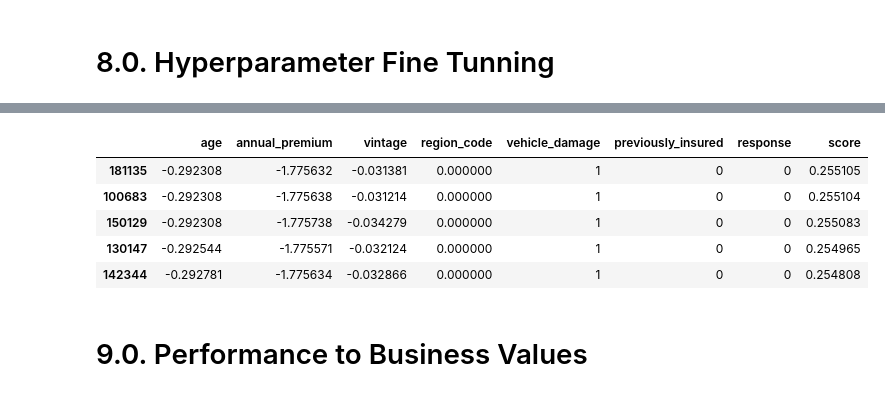
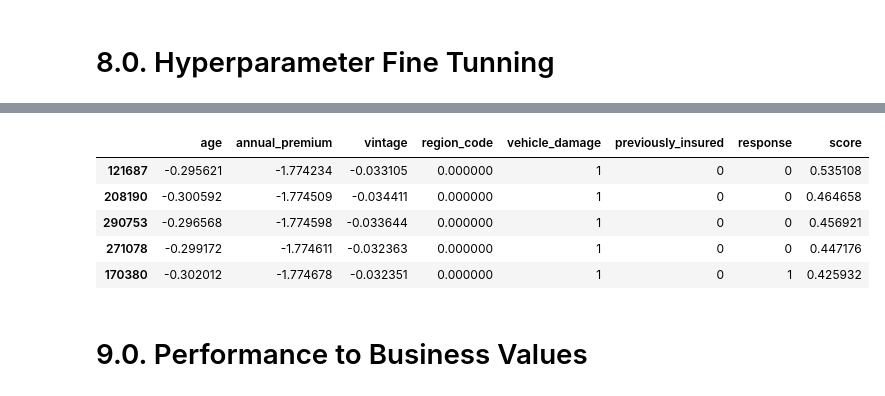
Before and after one commit to pgdemiranda/health_insurance-cs, a Jupyter notebook: notebooks/1.0.pgdm.health_insurance_cs.ipynb, the cells around one changed output, grey strips where cells are left out. Saved outputs shown, nothing was run; the diff lists cells and outputs as text; code cells hidden in the pictures.

```diff
--- a/notebooks/1.0.pgdm.health_insurance_cs.ipynb
+++ b/notebooks/1.0.pgdm.health_insurance_cs.ipynb
@@ -894,5 +896,5 @@ models_cv
 # f1 = m.f1_score(y_val, y_val_pred, average = 'macro')
 # print("F1-score on validation set:", f1)
 # %%
-# param_tuned = {'solver': 'newton-cg', 'penalty': 'none', 'max_iter': 100, 'fit_intercept': True, 'C': 1}
+param_tuned = {'solver': 'newton-cg', 'penalty': 'none', 'max_iter': 100, 'fit_intercept': True, 'C': 1}
 # %%
@@ -914,16 +918,16 @@ models_cv
 # %%
-# yhat_lr_t = lr_tuned.predict_proba(X_test)
-#
-# # propensity score
-# df7['score'] = yhat_lr_t[:, 1].tolist()
-#
-# # sort clients by propensity score
-# df7 = df7.sort_values('score', ascending = False)
-#
-# # compute precision at k
-# lr_tuned_precision_at_50 = precision_at_k(df7, k = 50)
-# print('Precision at K: {}'.format(lr_tuned_precision_at_50))
-#
-# # compute recall at k
-# lr_tuned_recall_at_50 = recall_at_k(df7, k = 50)
-# print('Recall at K: {}'.format(lr_tuned_recall_at_50))
+yhat_lr_t = lr_tuned.predict_proba(X_test)
+
+# propensity score
+df7['score'] = yhat_lr_t[:, 1].tolist()
+
+# sort clients by propensity score
+df7 = df7.sort_values('score', ascending = False)
+
+# compute precision at k
+lr_tuned_precision_at_50 = precision_at_k(df7, k = 50)
+print('Precision at K: {}'.format(lr_tuned_precision_at_50))
+
+# compute recall at k
+lr_tuned_recall_at_50 = recall_at_k(df7, k = 50)
+print('Recall at K: {}'.format(lr_tuned_recall_at_50))
@@ -940,20 +955,19 @@ models_cv
 # %%
 df8 = X_test.copy()
 df8['response'] = y_test.copy()
 
-# Non-tuned lr model is better for this problem
-df8['score'] = yhat_lr[:, 1].tolist()
+df8['score'] = yhat_lr_t[:, 1].tolist()
 
 df8 = df8.sort_values('score', ascending = False)
 
 df8.head()
 # %% [output]
 |  | age | annual_premium | vintage | region_code | vehicle_damage | previously_insured | response | score |
-| 181135 | -0.292308 | -1.775632 | -0.031381 | 0.000000 | 1 | 0 | 0 | 0.255105 |
-| 100683 | -0.292308 | -1.775638 | -0.031214 | 0.000000 | 1 | 0 | 0 | 0.255104 |
-| 150129 | -0.292308 | -1.775738 | -0.034279 | 0.000000 | 1 | 0 | 0 | 0.255083 |
-| 130147 | -0.292544 | -1.775571 | -0.032124 | 0.000000 | 1 | 0 | 0 | 0.254965 |
-| 142344 | -0.292781 | -1.775634 | -0.032866 | 0.000000 | 1 | 0 | 0 | 0.254808 |
+| 121687 | -0.295621 | -1.774234 | -0.033105 | 0.000000 | 1 | 0 | 0 | 0.535108 |
+| 208190 | -0.300592 | -1.774509 | -0.034411 | 0.000000 | 1 | 0 | 0 | 0.464658 |
+| 290753 | -0.296568 | -1.774598 | -0.033644 | 0.000000 | 1 | 0 | 0 | 0.456921 |
+| 271078 | -0.299172 | -1.774611 | -0.032363 | 0.000000 | 1 | 0 | 0 | 0.447176 |
+| 170380 | -0.302012 | -1.774678 | -0.032351 | 0.000000 | 1 | 0 | 1 | 0.425932 |
 # %% [markdown]
 # 9.0. Performance to Business Values
 # %%
```
Also changed, not shown: parts of 16 cells of this notebook, 2 other files.
